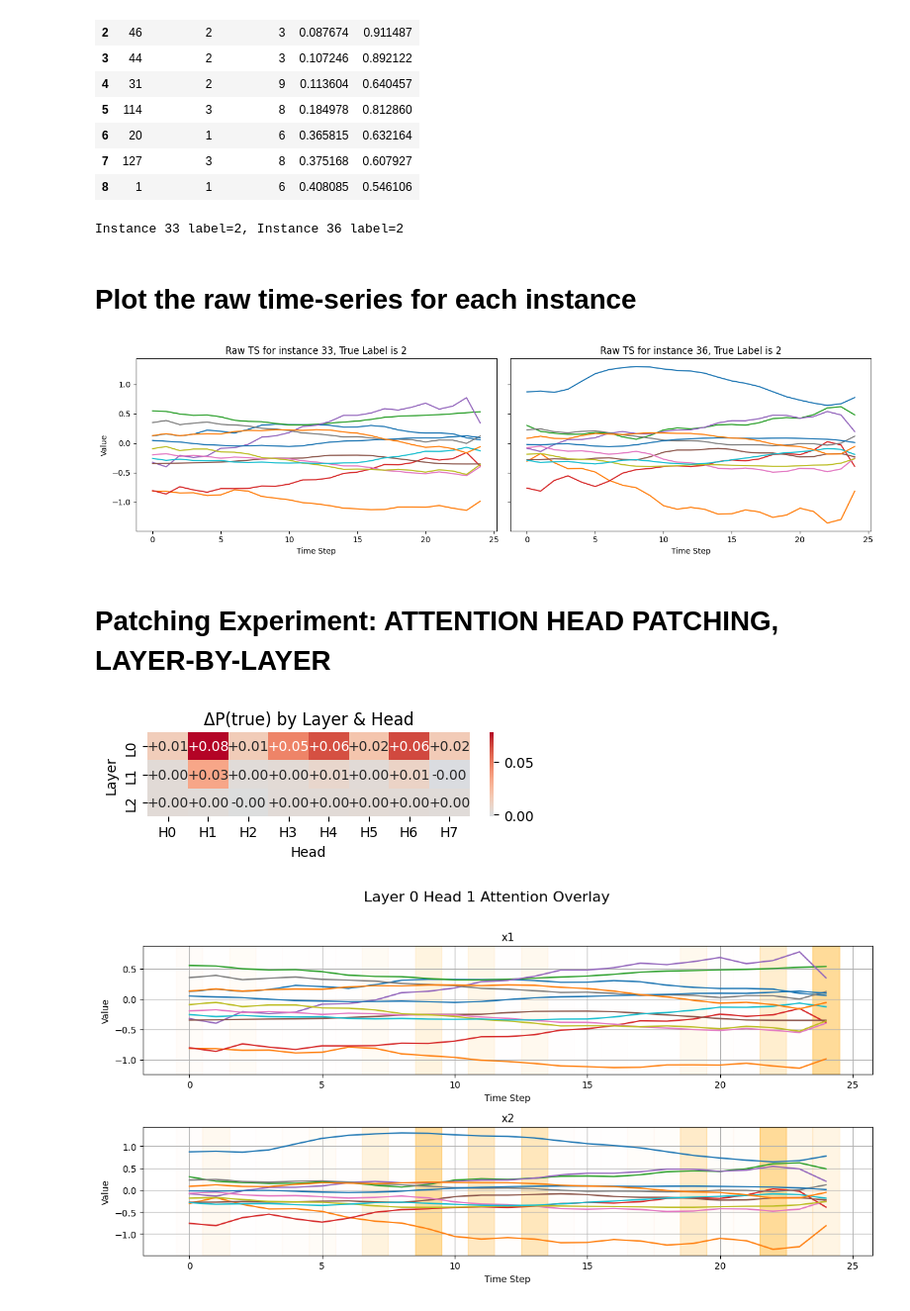
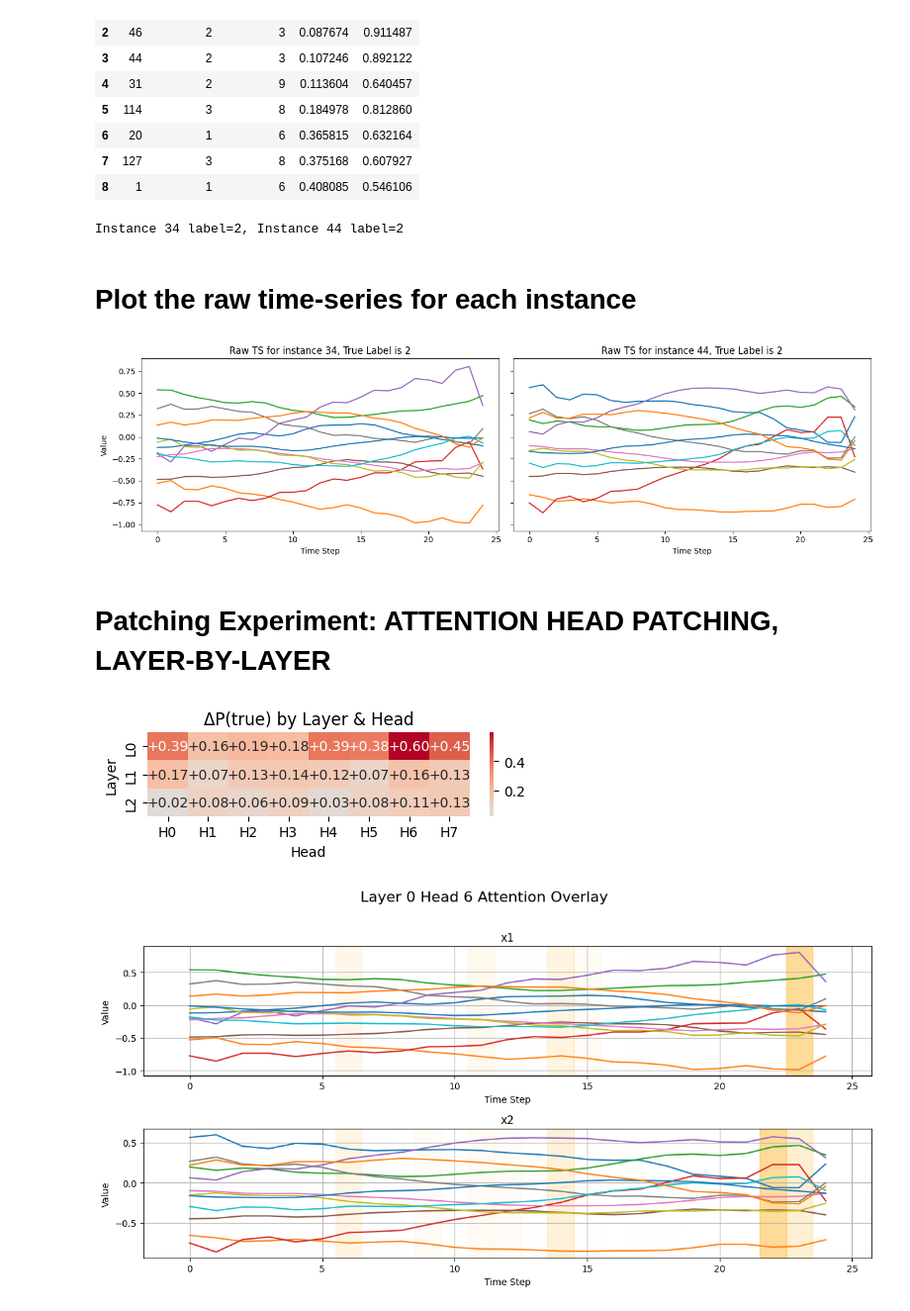
Before and after one commit to mathiisk/TSTpatching, a Jupyter notebook: TSTpatching.ipynb, the cells around one changed output. Shown at 99% size. Cells and saved outputs as stored; diff of their text form; code cells hidden in the pictures.

```diff
--- a/TSTpatching.ipynb
+++ b/TSTpatching.ipynb
@@ -102,8 +116,8 @@ df_mis
 | 7 | 127 | 3 | 8 | 0.375168 | 0.607927 |
 | 8 | 1 | 1 | 6 | 0.408085 | 0.546106 |
 # %%
-idx_1 = 33
-idx_2 = 36 # select a misclassified instance
+idx_1 = 34
+idx_2 = 44 # select a misclassified instance
 
 x1 = X_test[[idx_1]].to(device)
 y1 = y_test[[idx_1]].item()
@@ -114,7 +128,7 @@ y2 = y_test[[idx_2]].item()
 
 print(f"Instance {idx_1} label={y1}, Instance {idx_2} label={y2}")
 # %% [output]
-Instance 33 label=2, Instance 36 label=2
+Instance 34 label=2, Instance 44 label=2
 # %% [markdown]
 # Plot the raw time-series for each instance
 # %%
@@ -135,7 +149,7 @@ axes[1].set_xlabel("Time Step")
 plt.tight_layout()
 plt.show()
 # %% [output]
-[figure, old version]
+[figure, new version]
 # %% [markdown]
 # Patching Experiment: ATTENTION HEAD PATCHING, LAYER-BY-LAYER
 # %%
@@ -151,19 +165,19 @@ baseline = get_probs(model, x2)
 
 plot_influence(patch_probs, baseline, y2)
 # %% [output]
-[figure, old version]
+[figure, new version]
 # %%
 layer_idx = 0
-head_idx = 1
+head_idx = 6
 instances = [x1, x2]
 saliencies = [get_attention_saliency(model, inst, layer_idx, head_idx) for inst in instances]
 labels = ["x1", "x2"]
 
 plot_timeseries_with_attention_overlay(
     instances=[inst.squeeze(0) for inst in instances],
     saliencies=saliencies,
     labels=labels,
     title=f"Layer {layer_idx} Head {head_idx} Attention Overlay"
 )
 # %% [output]
-[figure, old version]
+[figure, new version]
```
Also changed, not shown: parts of 9 cells of this notebook, 1 other file.
